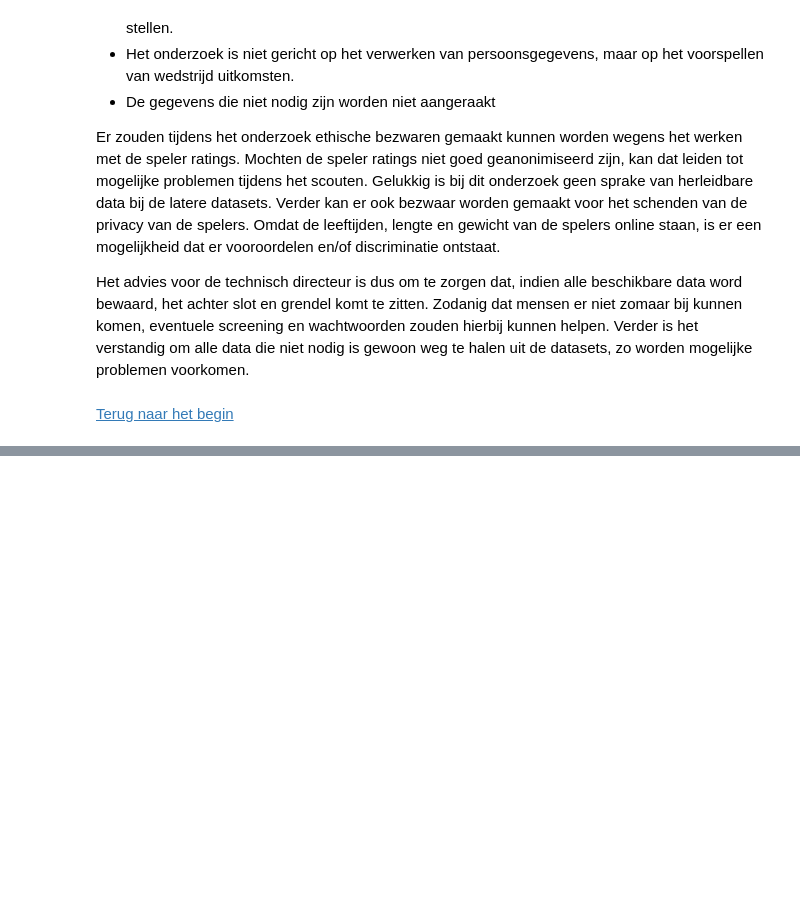
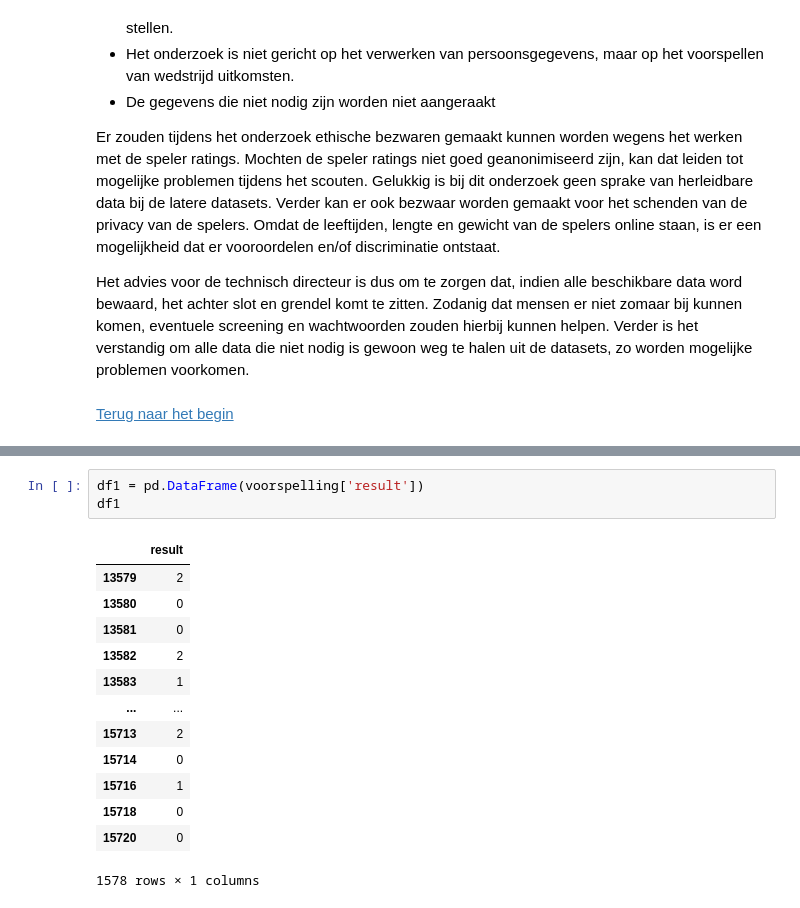
Before and after one commit to BJHeemskerk/DataLab2_2023, a Jupyter notebook: DataLab2_Groep_3B.ipynb, the cells around one changed output, grey strips where cells are left out. Cells and saved outputs as stored; diff of their text form; blank space fills up the shorter version.

```diff
--- a/DataLab2_Groep_3B.ipynb
+++ b/DataLab2_Groep_3B.ipynb
@@ -2140,0 +2272,17 @@ Het advies voor de technisch directeur is dus om te zorgen dat, indien alle besc
+# %%
+df1 = pd.DataFrame(voorspelling['result'])
+df1
+# %% [output]
+|  | result |
+| 13579 | 2 |
+| 13580 | 0 |
+| 13581 | 0 |
+| 13582 | 2 |
+| 13583 | 1 |
+| ... | ... |
+| 15713 | 2 |
+| 15714 | 0 |
+| 15716 | 1 |
+| 15718 | 0 |
+| 15720 | 0 |
+1578 rows × 1 columns
```
Also changed, not shown: parts of 20 cells of this notebook.
